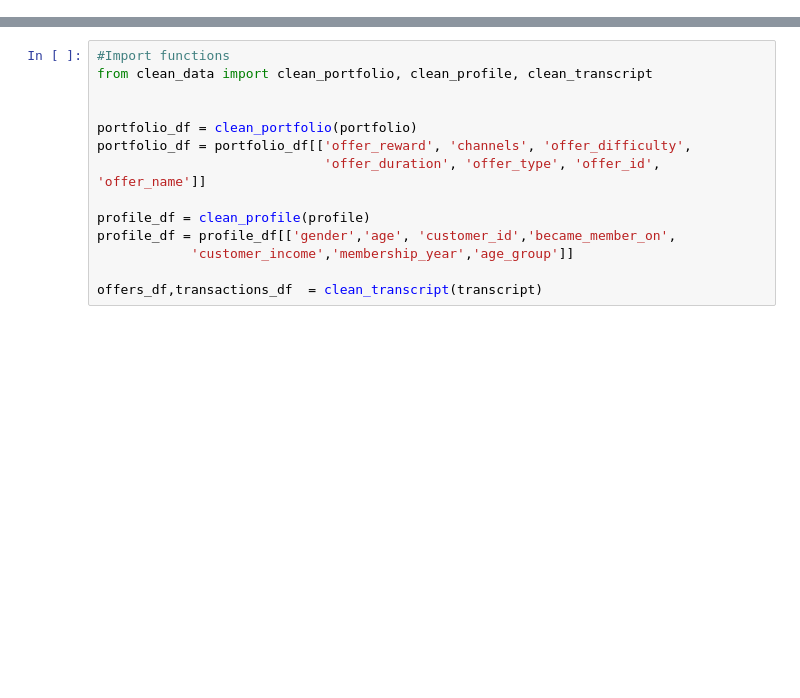
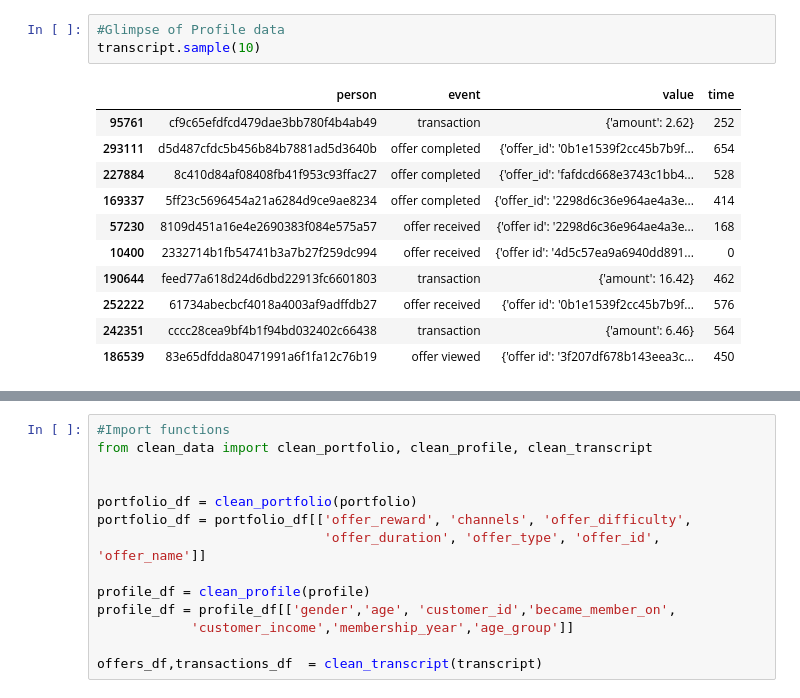
Before and after one commit to Arjunar92/Starbucks_Customer_Segmentation_Project, a Jupyter notebook: Starbucks_Capstone_Data_Exploration.ipynb, the cells around one changed output, grey strips where cells are left out. Cells and saved outputs as stored; diff of their text form; blank space fills up the shorter version.

```diff
--- a/Starbucks_Capstone_Data_Exploration.ipynb
+++ b/Starbucks_Capstone_Data_Exploration.ipynb
@@ -65,0 +247,15 @@ from sklearn.cluster import KMeans
+# %%
+#Glimpse of Profile data
+transcript.sample(10)
+# %% [output]
+|  | person | event | value | time |
+| 95761 | cf9c65efdfcd479dae3bb780f4b4ab49 | transaction | {'amount': 2.62} | 252 |
+| 293111 | d5d487cfdc5b456b84b7881ad5d3640b | offer completed | {'offer_id': '0b1e1539f2cc45b7b9f... | 654 |
+| 227884 | 8c410d84af08408fb41f953c93ffac27 | offer completed | {'offer_id': 'fafdcd668e3743c1bb4... | 528 |
+| 169337 | 5ff23c5696454a21a6284d9ce9ae8234 | offer completed | {'offer_id': '2298d6c36e964ae4a3e... | 414 |
+| 57230 | 8109d451a16e4e2690383f084e575a57 | offer received | {'offer id': '2298d6c36e964ae4a3e... | 168 |
+| 10400 | 2332714b1fb54741b3a7b27f259dc994 | offer received | {'offer id': '4d5c57ea9a6940dd891... | 0 |
+| 190644 | feed77a618d24d6dbd22913fc6601803 | transaction | {'amount': 16.42} | 462 |
+| 252222 | 61734abecbcf4018a4003af9adffdb27 | offer received | {'offer id': '0b1e1539f2cc45b7b9f... | 576 |
+| 242351 | cccc28cea9bf4b1f94bd032402c66438 | transaction | {'amount': 6.46} | 564 |
+| 186539 | 83e65dfdda80471991a6f1fa12c76b19 | offer viewed | {'offer id': '3f207df678b143eea3c... | 450 |
```
Also changed, not shown: parts of 71 cells of this notebook.
